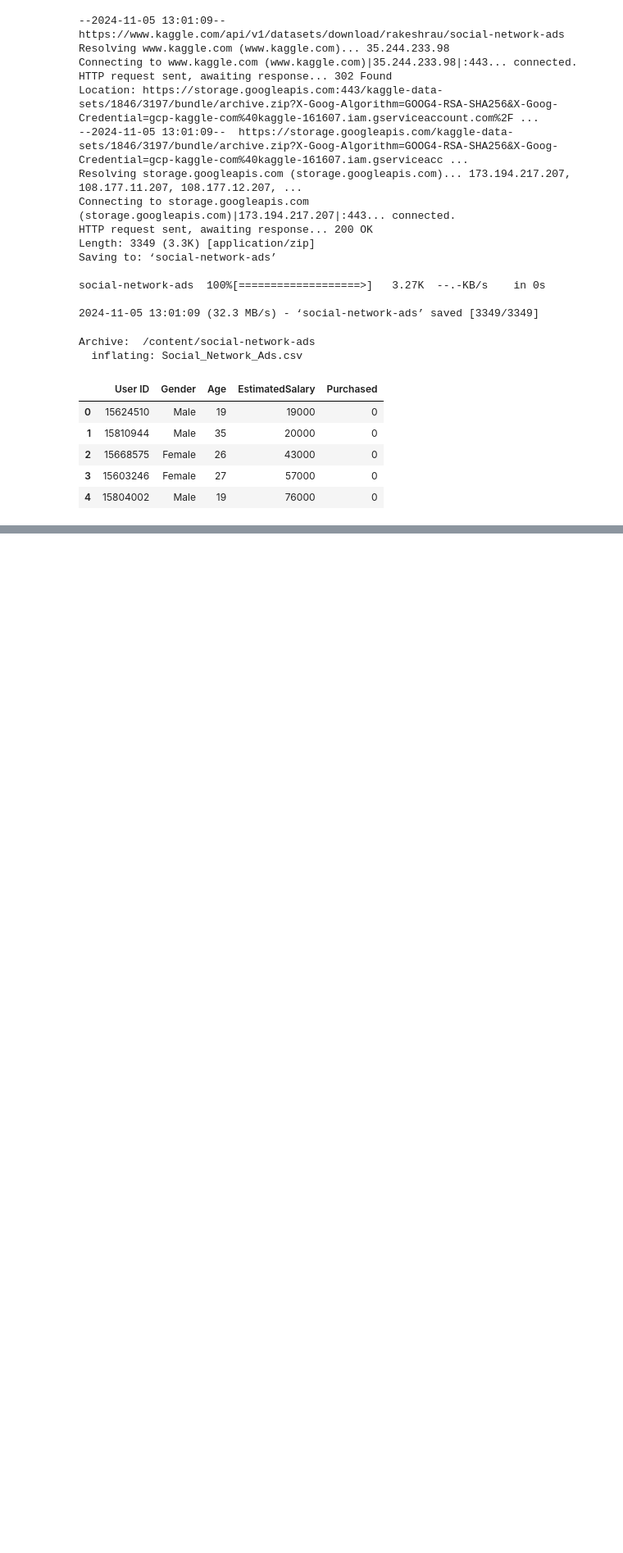
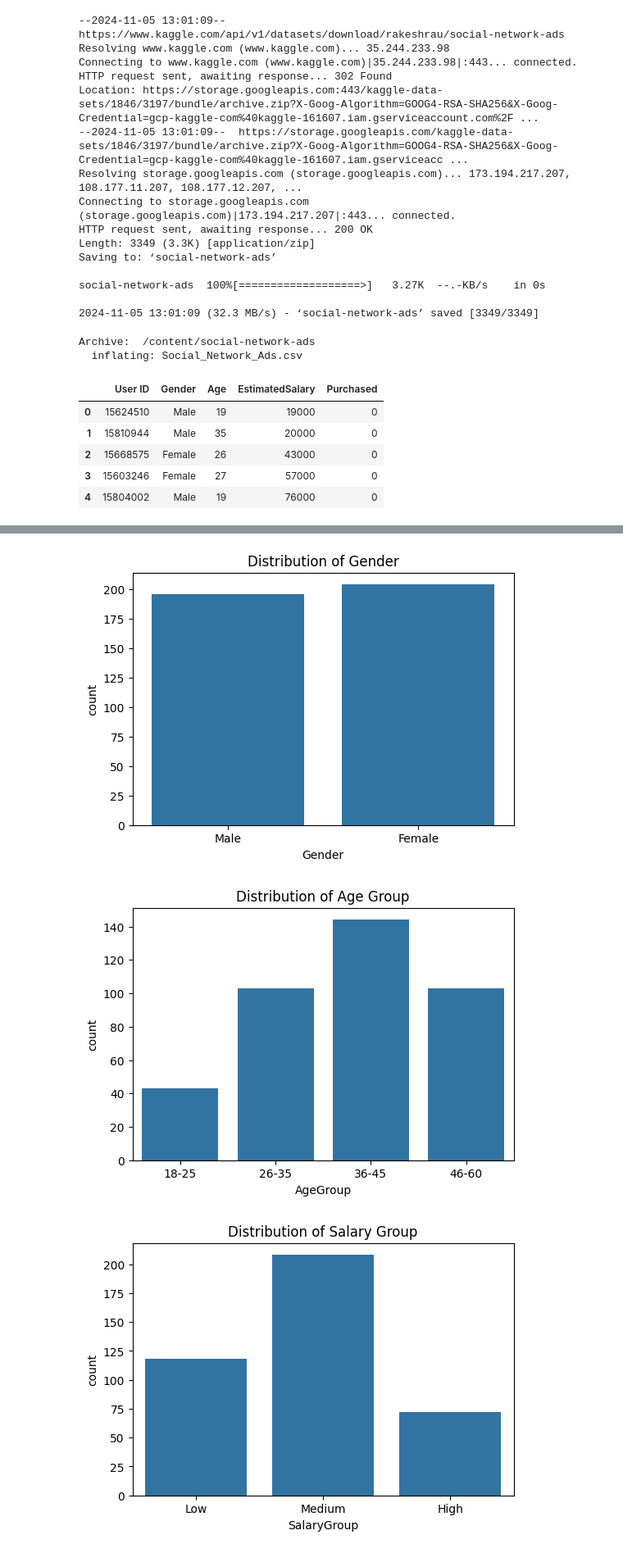
Before and after one commit to BasselKhalid/AI-Project, a Jupyter notebook: AI_Project_1.ipynb, the cells around one changed output, grey strips where cells are left out. Shown: that part at 82% size. Drawn from its saved outputs; the diff is of its cells as text; code cells hidden in the pictures; blank space fills up the shorter version.

```diff
--- a/AI_Project_1.ipynb
+++ b/AI_Project_1.ipynb
@@ -43,0 +82,18 @@ df.head()
+# %%
+# Step 3: Data Preparation
+# Dropping any missing values (if found)
+df.dropna(inplace=True)
+
+# Discretize Age into categorical bins
+age_bins = [0, 25, 35, 45, 60]
+age_labels = ['18-25', '26-35', '36-45', '46-60']
+df['AgeGroup'] = pd.cut(df['Age'], bins=age_bins, labels=age_labels, right=False)
+
+# Discretize Estimated Salary into bins
+salary_bins = [0, 50000, 100000, 150000]
+salary_labels = ['Low', 'Medium', 'High']
+df['SalaryGroup'] = pd.cut(df['EstimatedSalary'], bins=salary_bins, labels=salary_labels, right=False)
+
+# Confirm changes
+print("\nData after discretization:")
+print(df[['Age', 'AgeGroup', 'EstimatedSalary', 'SalaryGroup']].head())
@@ -43,0 +112,26 @@ df.head()
+# %%
+# Step 4: Analysis of Chosen Attributes for Predictive Model
+import seaborn as sns
+import matplotlib.pyplot as plt
+
+# Distribution of Gender
+plt.figure(figsize=(6, 4))
+sns.countplot(x='Gender', data=df)
+plt.title("Distribution of Gender")
+plt.show()
+
+# Distribution of AgeGroup
+plt.figure(figsize=(6, 4))
+sns.countplot(x='AgeGroup', data=df)
+plt.title("Distribution of Age Group")
+plt.show()
+
+# Distribution of SalaryGroup
+plt.figure(figsize=(6, 4))
+sns.countplot(x='SalaryGroup', data=df)
+plt.title("Distribution of Salary Group")
+plt.show()
+# %% [output]
+[figure, added]
+[figure, added]
+[figure, added]
```
Also changed, not shown: parts of 14 cells of this notebook.
